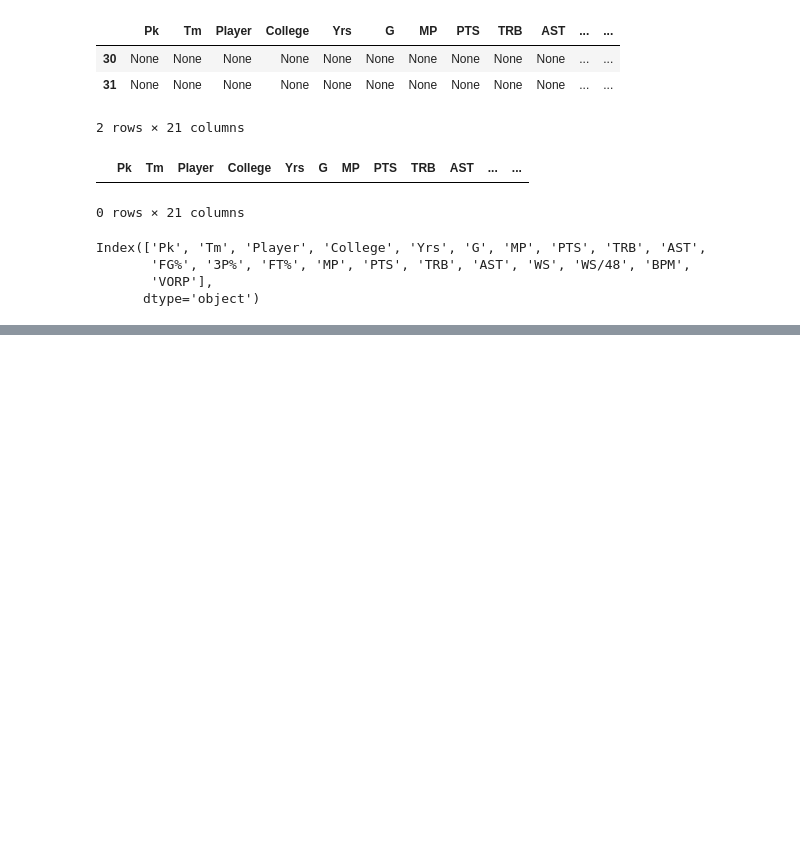
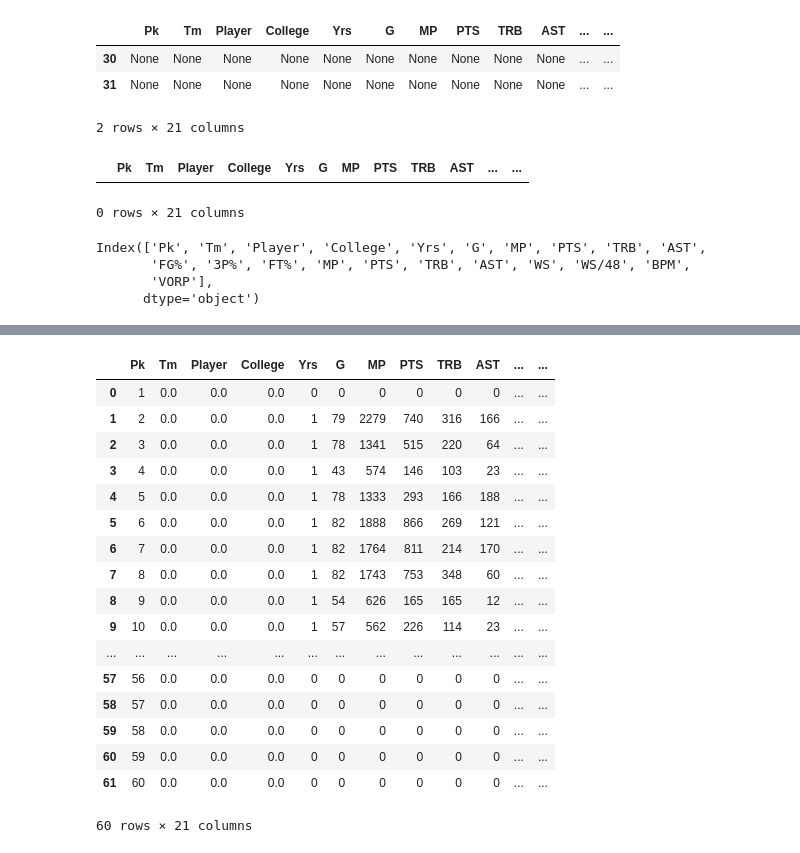
Before and after one commit to simonfromla/bballref-scrape-n-pandas, a Jupyter notebook: src/Untitled11.ipynb, the cells around one changed output, grey strips where cells are left out. Cells and saved outputs as stored; diff of their text form; code cells hidden in the pictures; blank space fills up the shorter version.

Commit message:
Concat dfs

```diff
--- a/src/Untitled11.ipynb
+++ b/src/Untitled11.ipynb
@@ -96,5 +116,0 @@ Index(['Pk', 'Tm', 'Player', 'College', 'Yrs', 'G', 'MP', 'PTS', 'TRB', 'AST',
-# %%
-# Get the columns we want by slicing the list of column names
-# and then replace them with the appended names
-df.columns.values[14:18] = [df.columns.values[14:18][col] +
-                                  "_per_G" for col in range(4)]
@@ -100,0 +156,3 @@ df.columns.values[14:18] = [df.columns.values[14:18][col] +
+# %%
+df = pd.concat([df3, df2, df1], axis=1)
+df.dtypes
@@ -100,0 +177,17 @@ df.columns.values[14:18] = [df.columns.values[14:18][col] +
+# %%
+# df.loc[:,'Yrs':'VORP'].apply(pd.to_numeric, errors='coerce')
+# df.apply(pd.to_numeric, errors='coerce')
+
+# df = df[:].fillna(0)
+# print(df)
+
+# df.loc[:,'Yrs':'VORP'].fillna(0)
+
+# df.loc[:,'Yrs':'AST'] = df.loc[:,'Yrs':'AST'].astype(int)
+
+df.loc[:,'Yrs':'AST'] = df.loc[:,'Yrs':'AST'].astype(int)
+df.loc[:,'Yrs':'VORP'].apply(pd.to_numeric, errors='coerce')
+df.loc[:,'Tm':'College'] = df.loc[:,'Tm':'College'].astype(str)
+
+df.dtypes
+# df = df.apply(pd.to_numeric, args=('coerce',))
@@ -100,0 +202,3 @@ df.columns.values[14:18] = [df.columns.values[14:18][col] +
+# %%
+df.loc[:,'Tm':'College'] = df.loc[:,'Tm':'College'].astype(str)
+df.dtypes
@@ -100,0 +223,21 @@ df.columns.values[14:18] = [df.columns.values[14:18][col] +
+# %%
+df
+# %% [output]
+|  | Pk | Tm | Player | College | Yrs | G | MP | PTS | TRB | AST | ... | ... |
+| 0 | 1 | 0.0 | 0.0 | 0.0 | 0 | 0 | 0 | 0 | 0 | 0 | ... | ... |
+| 1 | 2 | 0.0 | 0.0 | 0.0 | 1 | 79 | 2279 | 740 | 316 | 166 | ... | ... |
+| 2 | 3 | 0.0 | 0.0 | 0.0 | 1 | 78 | 1341 | 515 | 220 | 64 | ... | ... |
+| 3 | 4 | 0.0 | 0.0 | 0.0 | 1 | 43 | 574 | 146 | 103 | 23 | ... | ... |
+| 4 | 5 | 0.0 | 0.0 | 0.0 | 1 | 78 | 1333 | 293 | 166 | 188 | ... | ... |
+| 5 | 6 | 0.0 | 0.0 | 0.0 | 1 | 82 | 1888 | 866 | 269 | 121 | ... | ... |
+| 6 | 7 | 0.0 | 0.0 | 0.0 | 1 | 82 | 1764 | 811 | 214 | 170 | ... | ... |
+| 7 | 8 | 0.0 | 0.0 | 0.0 | 1 | 82 | 1743 | 753 | 348 | 60 | ... | ... |
+| 8 | 9 | 0.0 | 0.0 | 0.0 | 1 | 54 | 626 | 165 | 165 | 12 | ... | ... |
+| 9 | 10 | 0.0 | 0.0 | 0.0 | 1 | 57 | 562 | 226 | 114 | 23 | ... | ... |
+| ... | ... | ... | ... | ... | ... | ... | ... | ... | ... | ... | ... | ... |
+| 57 | 56 | 0.0 | 0.0 | 0.0 | 0 | 0 | 0 | 0 | 0 | 0 | ... | ... |
+| 58 | 57 | 0.0 | 0.0 | 0.0 | 0 | 0 | 0 | 0 | 0 | 0 | ... | ... |
+| 59 | 58 | 0.0 | 0.0 | 0.0 | 0 | 0 | 0 | 0 | 0 | 0 | ... | ... |
+| 60 | 59 | 0.0 | 0.0 | 0.0 | 0 | 0 | 0 | 0 | 0 | 0 | ... | ... |
+| 61 | 60 | 0.0 | 0.0 | 0.0 | 0 | 0 | 0 | 0 | 0 | 0 | ... | ... |
+60 rows × 21 columns
```
Also changed, not shown: parts of 8 cells of this notebook.
